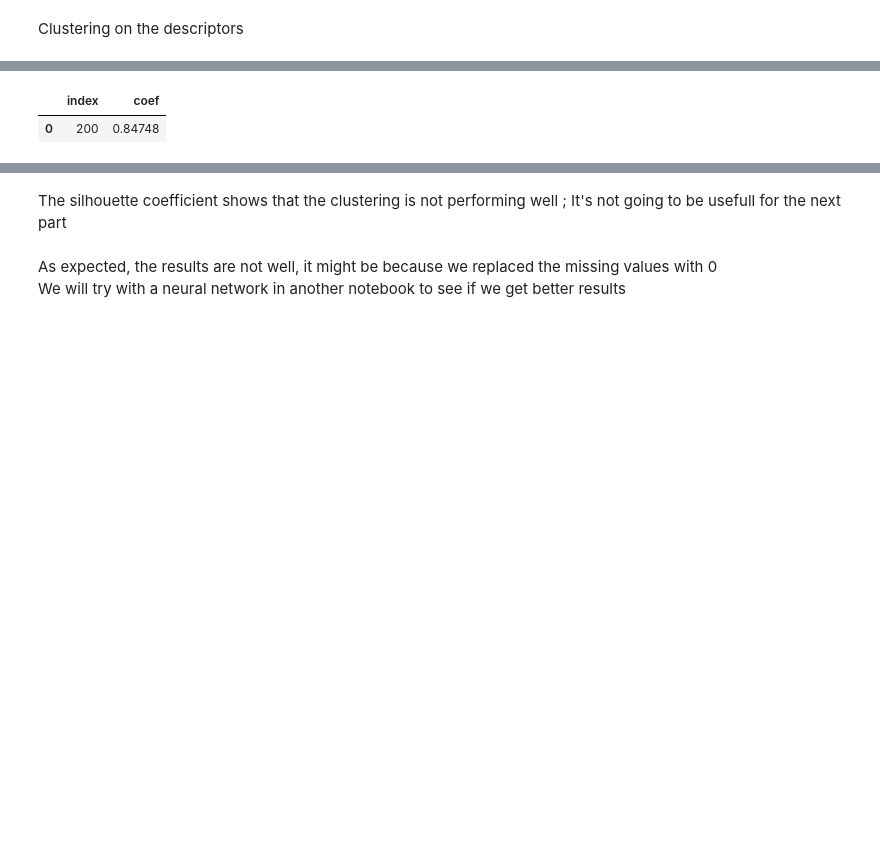
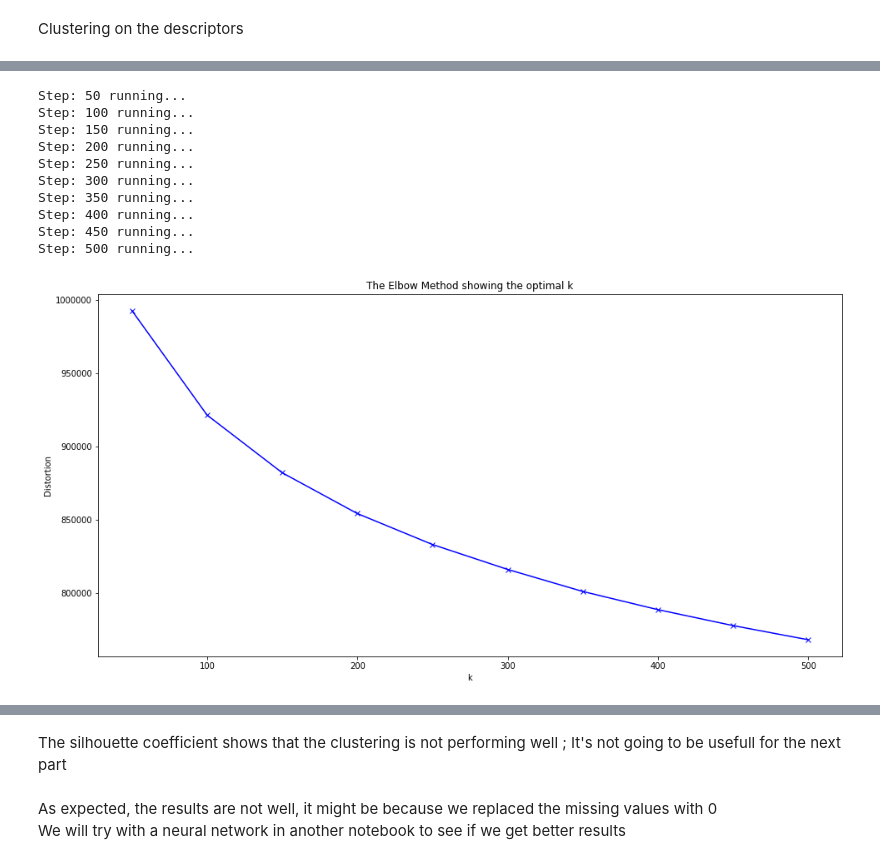
Before and after one commit to Julien-paulet/Ds_projet6, a Jupyter notebook: P6_02_notebook_analyses.ipynb, the cells around one changed output, grey strips where cells are left out. Saved outputs shown, nothing was run; the diff lists cells and outputs as text; code cells hidden in the pictures; blank space fills up the shorter version.

```diff
--- a/P6_02_notebook_analyses.ipynb
+++ b/P6_02_notebook_analyses.ipynb
@@ -409,20 +349,0 @@ Number of Keypoints Detected In The Query Image:  440
-# %%
-# Create a Brute Force Matcher object.
-bf = cv2.BFMatcher(cv2.NORM_HAMMING, crossCheck = True)
-
-# Perform the matching between the ORB descriptors of the training image and the test image
-matches = bf.match(train_descriptor, test_descriptor)
-
-# The matches with shorter distance are the ones we want.
-matches = sorted(matches, key = lambda x : x.distance)
-
-result = cv2.drawMatches(training_image, train_keypoints, test_gray, test_keypoints, matches, test_gray, flags = 2)
-
-# Display the best matching points
-plt.rcParams['figure.figsize'] = [14.0, 7.0]
-plt.title('Best Matching Points')
-plt.imshow(result)
-plt.show()
-
-# Print total number of matching points between the training and query images
-print("\nNumber of Matching Keypoints Between The Training and Query Images: ", len(matches))
@@ -446,8 +364,7 @@ data_images = data_images.dropna()
 #Initialize ORB
 orb = cv2.ORB_create(nfeatures=200)
 
-kp = []
-des = []
+des = pd.DataFrame(columns=[i for i in range(0,32)])
 error = []
 index = []
 # Detect & compute
@@ -455,12 +372,10 @@ for i in data_images.index:
     try:
         im = data_images.at[i, 'image_array']
         kp1, des1 = orb.detectAndCompute(im,None)
-        descRow = des1.shape[0]
-        descCol = des1.shape[1]
-        flatDesc = des1.reshape(descRow*descCol).astype(np.float32)
-        kp.append(kp1)
-        des.append(flatDesc)
-        index.append(i)
+        if des1 is not None:
+            index = [i] * len(des1)
+            des1 = pd.DataFrame(des1, index=index)
+            des = des.append(des1)
     except AttributeError:
         error.append(i)
 # %%
@@ -522,9 +385,7 @@ count
+# %%
+##des_ = updateListArray(des)
+des_df = des.copy()
 # %% [markdown]
 Clustering on the descriptors
-# %%
-# We first need to put 1 line = 1 descriptor
-des_df = pd.DataFrame(des_, index=index)
-des_df = des_df.stack().reset_index()[['level_0', 0]]
-des_df = des_df.rename(columns={'level_0':'ID_IMG', 0:'Descriptor'}).set_index('ID_IMG')
 # %%
 des_df_dev = des_df.sample(n=50000)
@@ -558,5 +392,16 @@ silhouette_coef = clustering.silhouette(des_df_dev, X_scaled, 200, 200)
-# %%
-silhouette_coef
-# %% [output]
-|  | index | coef |
-| 0 | 200 | 0.84748 |
+# %%
+X_scaled = prepData.centrageReduction(des_df_dev)
+nbr_clust = [50, 100, 150, 200, 250, 300, 350, 400, 450, 500]
+elbow = clustering.elbowMethod(des_df_dev, X_scaled, nbr_clust)
+# %% [output]
+Step: 50 running...
+Step: 100 running...
+Step: 150 running...
+Step: 200 running...
+Step: 250 running...
+Step: 300 running...
+Step: 350 running...
+Step: 400 running...
+Step: 450 running...
+Step: 500 running...
+[figure, added]
```
Also changed, not shown: parts of 18 cells of this notebook, 1 other file.
